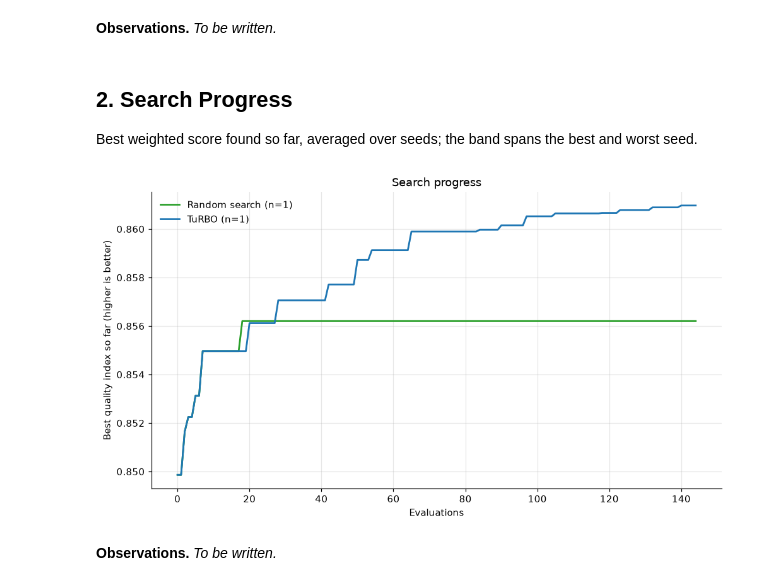
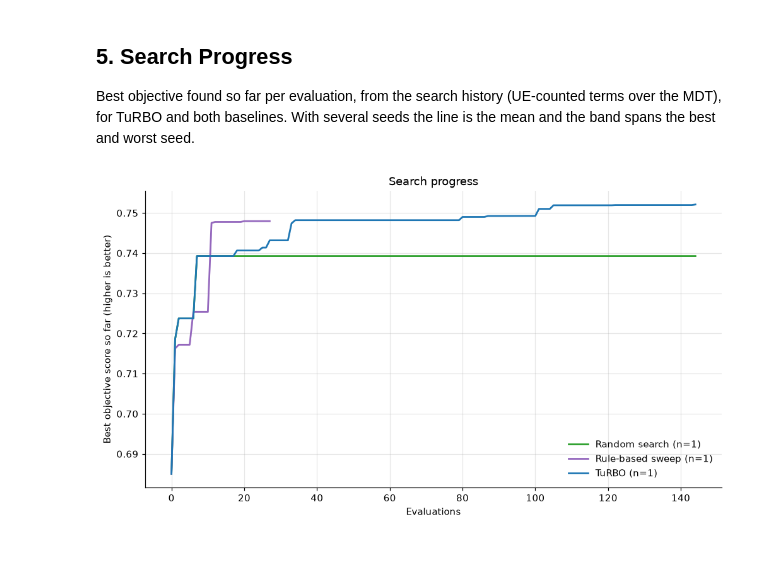
Before and after one commit to NguyenVu04/band-tilt, a Jupyter notebook: notebooks/03b_turbo.ipynb, the cells around one changed output. Cells and saved outputs as stored; diff of their text form; code cells hidden in the pictures; blank space fills up the shorter version.

```diff
--- a/notebooks/03b_turbo.ipynb
+++ b/notebooks/03b_turbo.ipynb
@@ -81,7 +171,11 @@ A run already on disk for the same seed is reused; delete its directory under `o
 # %%
+scenario = str(baseline["scenario_id"])
+
+
 def on_disk():
-    """The newest finished run of each method and seed."""
-    return run_store.latest_per_method_and_seed(run_store.discover(cfg.optim.output.dir))
+    # The newest finished run of each method and seed on the current scenario.
+    current = [r for r in run_store.discover(cfg.optim.output.dir) if r.scenario_id == scenario]
+    return run_store.latest_per_method_and_seed(current)
 
 
 done = {(r.method, r.seed) for r in on_disk()}
@@ -90,11 +184,18 @@ for seed in SEEDS:
         run(load_config(overrides=["optim/method=turbo", f"optim.seed={seed}", *CONFIG_OVERRIDES]))
 
 runs = [
-    candidate for candidate in on_disk() if candidate.seed in SEEDS or candidate.method == "rule"
+    r
+    for r in on_disk()
+    if r.method == "rule" or (r.method in ("turbo", "random") and r.seed in SEEDS)
 ]
-turbo_results = readable(
-    compare.method_table([r for r in runs if r.method == "turbo"], cfg).drop(columns=["run"])
-)
-save_table(turbo_results, "turbo_results")
-turbo_results
+missing = [m for m in METHODS if not any(r.method == m for r in runs)]
+if missing:
+    raise run_store.RunError(
+        f"No {', '.join(missing)} run on scenario {scenario}; run notebook 03a first."
+    )
+checks = run_store.verify(runs, baseline)
+run_store.require(checks)
+print(f"{len(runs)} runs; {int(checks['holds'].sum())} of {len(checks)} comparability checks hold")
+best = compare.best_run_per_method(runs, cfg)
+turbo = best["turbo"]
 # %% [output]
@@ -123,16 +219,11 @@ tilt tables: reports\outputs\tilt_options_turbo.csv
-# %% [markdown]
-**Observations.** _To be written._
 # %% [markdown]
-## 2. Search Progress
+## 5. Search Progress
 
-Best weighted score found so far, averaged over seeds; the band spans the best and worst seed.
+Best objective found so far per evaluation, from the search history (UE-counted terms over the MDT), for TuRBO and
+both baselines. With several seeds the line is the mean and the band spans the best and worst seed.
 # %%
-figure = plots.convergence_plot(
-    compare.convergence([r for r in runs if r.method in ("turbo", "random")], cfg)
-)
+figure = plots.convergence_plot(compare.convergence(runs, cfg))
 save_fig(figure, "search_progress")
 plt.show()
 # %% [output]
-[figure, old version]
+[figure, new version]
-# %% [markdown]
-**Observations.** _To be written._
```
Also changed, not shown: parts of 25 cells of this notebook.
